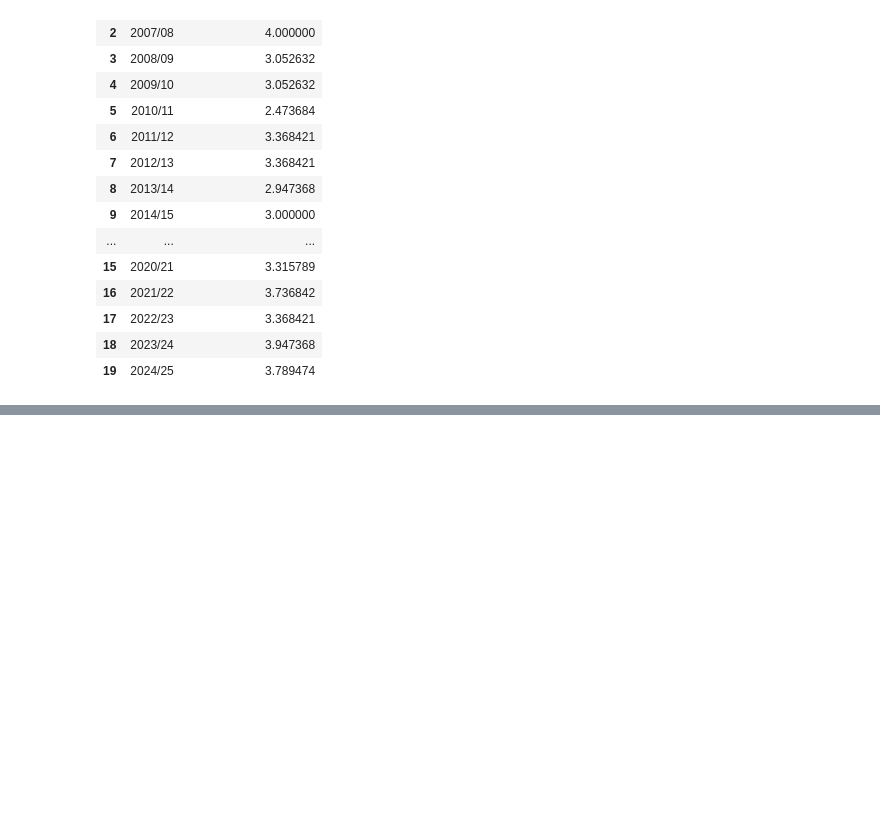
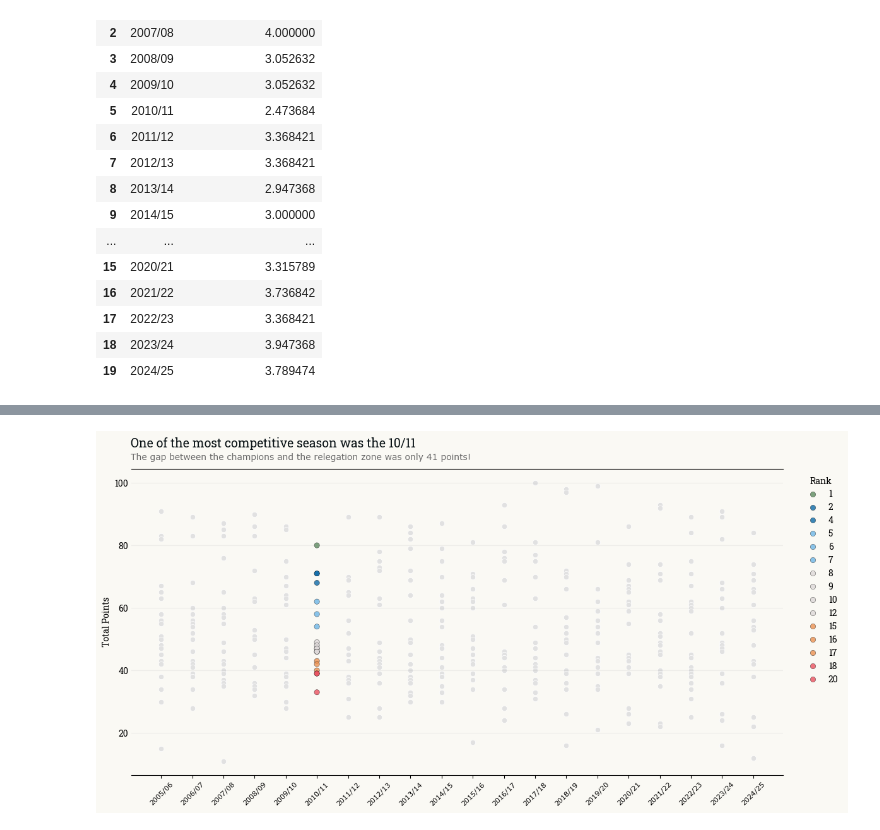
Before and after one commit to modatasci/epl_trend_analysis, a Jupyter notebook: notebooks/exploration.ipynb, the cells around one changed output, grey strips where cells are left out. Saved outputs shown, nothing was run; the diff lists cells and outputs as text; code cells hidden in the pictures; blank space fills up the shorter version.

```diff
--- a/notebooks/exploration.ipynb
+++ b/notebooks/exploration.ipynb
@@ -497,0 +530,99 @@ plt.show()
+# %%
+import seaborn as sns
+import matplotlib.pyplot as plt
+
+
+# modify dataset
+focus_season = total_points_by_season[total_points_by_season['Season'] == '2010/11']
+out_of_focus_season = total_points_by_season[total_points_by_season['Season'] != '2010/11']
+
+fig, ax = plt.subplots(figsize=(12,6),facecolor='#FAF9F4')
+
+
+
+color_dict = {
+    1: "#5E8C61",  # 1st
+    2: '#0E6BA8',  # 2nd
+    3: '#0E6BA8',  # 3rd
+    4: '#0E6BA8',
+    5: "#6DB6E7",
+    6: "#6DB6E7",
+    7: '#6DB6E7',
+    8: '#DDD8D8',
+    9: '#DDD8D8',
+    10: '#DDD8D8',
+    11: '#DDD8D8',
+    12: '#DDD8D8',
+    13: '#DDD8D8',
+    14: "#DDD8D8",
+    15: '#EB9151',
+    16: '#EB9151',
+    17: "#EB9151",
+    18: '#EB5160',
+    19: '#EB5160',
+    20: '#EB5160',
+}
+
+sns.scatterplot( data=total_points_by_season
+                , x='Season', y='total_points'
+                ,color='#FAF9F4'
+                # , hue='rank',palette='color_dict',edgecolor='black',alpha=0.8, linewidth=0.3
+                , ax=ax
+                )
+
+sns.scatterplot( data=out_of_focus_season
+                , x='Season', y='total_points'
+                ,color="#E1E1E1"
+                # , hue='rank',palette='color_dict',edgecolor='black',alpha=0.8, linewidth=0.3
+                , ax=ax
+                )
+
+
+sns.scatterplot( data=focus_season
+                , x='Season', y='total_points'
+                # ,color="#E1E1E1"
+                , hue='rank',palette=color_dict,edgecolor='black',alpha=0.8, linewidth=0.3
+                , ax=ax
+                )
+
+
+# set axis color
+ax.set_facecolor('#FAF9F4')
+
+# set grid
+ax.grid(axis='y',color='grey',linestyle='-',alpha=0.1)
+
+# set legend position
+ax.legend(title='Rank',bbox_to_anchor=(1.02, 1), loc='upper left',facecolor='#FAF9F4',edgecolor='#FAF9F4')
+
+
+# set xaxis ticks
+# ax.set_xticks(range(len(seasons)))
+ax.set_xticklabels(ax.get_xticklabels(), rotation=45,fontname='Verdana',weight='light',size=8)
+ax.set_xlabel(None)
+
+
+# set yaxis title
+ax.set_ylabel("Total Points")
+
+ax.tick_params(axis='y',labelcolor='black',colors='grey',length=0)
+# ax.set_yticklabels(ax.get_yticklabels(),colors='grey')
+# ax.tick_params(grid_color='black')
+
+# set border
+ax.spines[['left','right']].set_visible(False)
+
+
+
+plt.rcParams['font.family'] = 'Roboto Slab'
+
+plt.suptitle("One of the most competitive season was the 10/11",x=0.05,ha='left',y=1,color='#071013',fontsize=14)
+fig.text(0.05, 0.94, "The gap between the champions and the relegation zone was only 41 points!", ha='left', fontsize=10, color="#686868",fontname='Verdana',fontweight='medium')
+plt.xticks(rotation=45)
+plt.tight_layout()
+
+plt.savefig(f"{project_root}/figures/league_points_slide2.png",dpi=600,bbox_inches="tight",facecolor='#FAF9F4')
+
+plt.show()
+# %% [output]
+[figure, added]
```
Also changed, not shown: parts of 5 cells of this notebook, 8 other files.
